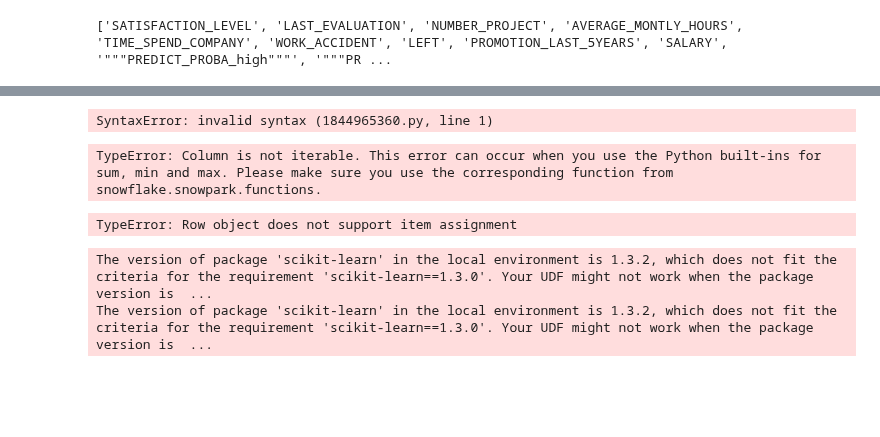
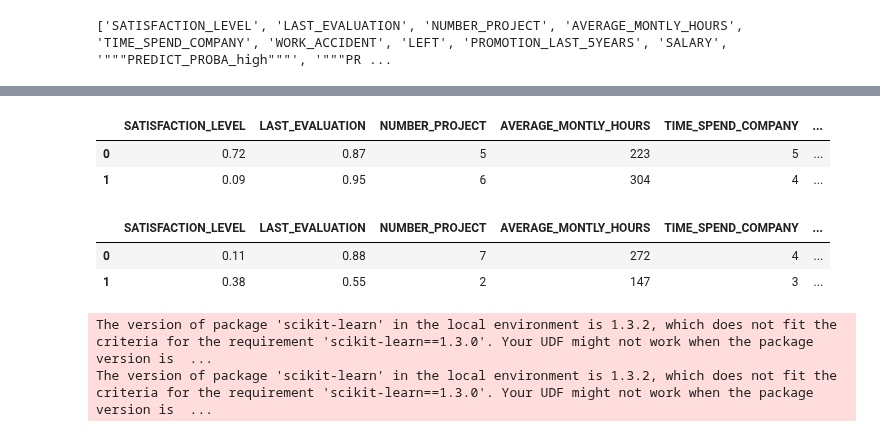
Before and after one commit to SunnyChugh99/Hack-the-code, a Jupyter notebook: snowflake_model_registration 2.ipynb, the cells around one changed output, grey strips where cells are left out. Drawn from its saved outputs; the diff is of its cells as text; code cells hidden in the pictures; blank space fills up the shorter version.

```diff
--- a/snowflake_model_registration 2.ipynb
+++ b/snowflake_model_registration 2.ipynb
@@ -67,20 +48,0 @@ Row(SATISFACTION_LEVEL=0.13, LAST_EVALUATION=0.78, NUMBER_PROJECT=6, AVERAGE_MON
-# %%
-df_combined = [row['output_salary']=data for row,data in zip(df2_collected,col_pred_df)]
-# %% [output]
-SyntaxError: invalid syntax (1844965360.py, line 1)
-# %%
-salary_map = {row['commom_col']:row['OUPUT_SALARY'] for row in pred_snow_df}
-# print(salary_map)
-from snowflake.snowpark import Row
-combined_rows = [
-    Row(**{**dict(row),'OUTPUT_SALARY':salary_map.get(row['commom_col'])}) for row in prob_snow_df
-]
-# %% [output]
-TypeError: Column is not iterable. This error can occur when you use the Python built-ins for sum, min and max. Please make sure you use the corresponding function from snowflake.snowpark.functions.
-# %%
-df_combined = []
-for i,row in enumerate(df2_collected):
-    row['OUTPUT_SALARY'] = col_pred_df[i]
-    df_combined.append(row)
-# %% [output]
-TypeError: Row object does not support item assignment
@@ -89,3 +49,18 @@ TypeError: Row object does not support item assignment
+# %%
+pred_snow_df_pandas = pred_snow_df.to_pandas()
+prob_snow_df = prob_snow_df.to_pandas()
+# %%
+pred_snow_df_pandas.head(2)
+# %% [output]
+|  | SATISFACTION_LEVEL | LAST_EVALUATION | NUMBER_PROJECT | AVERAGE_MONTLY_HOURS | TIME_SPEND_COMPANY | ... |
+| 0 | 0.72 | 0.87 | 5 | 223 | 5 | ... |
+| 1 | 0.09 | 0.95 | 6 | 304 | 4 | ... |
+# %%
+prob_snow_df.head(2)
+# %% [output]
+|  | SATISFACTION_LEVEL | LAST_EVALUATION | NUMBER_PROJECT | AVERAGE_MONTLY_HOURS | TIME_SPEND_COMPANY | ... |
+| 0 | 0.11 | 0.88 | 7 | 272 | 4 | ... |
+| 1 | 0.38 | 0.55 | 2 | 147 | 3 | ... |
 # %%
 current_df = prob_snow_df_en
 reference_df = prob_snow_df_en
```
Also changed, not shown: parts of 6 cells of this notebook.
